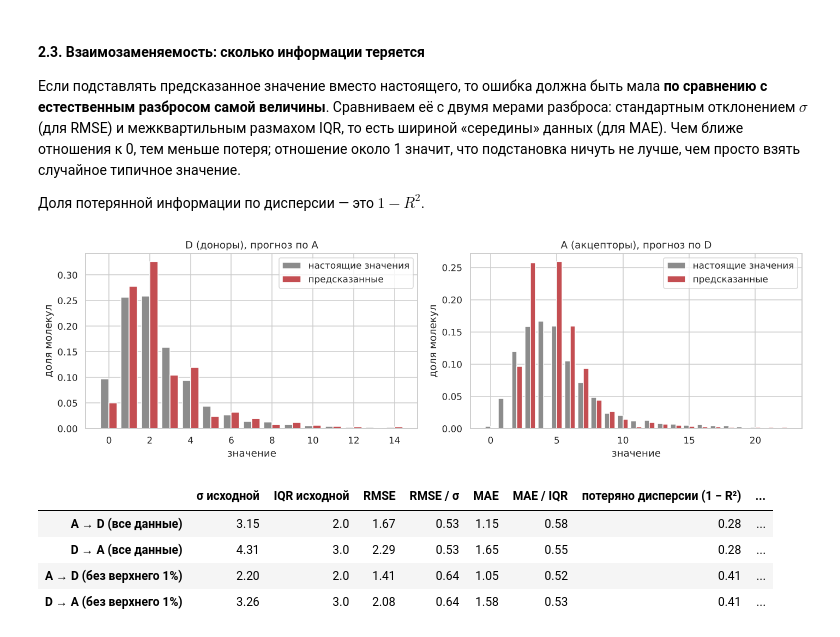
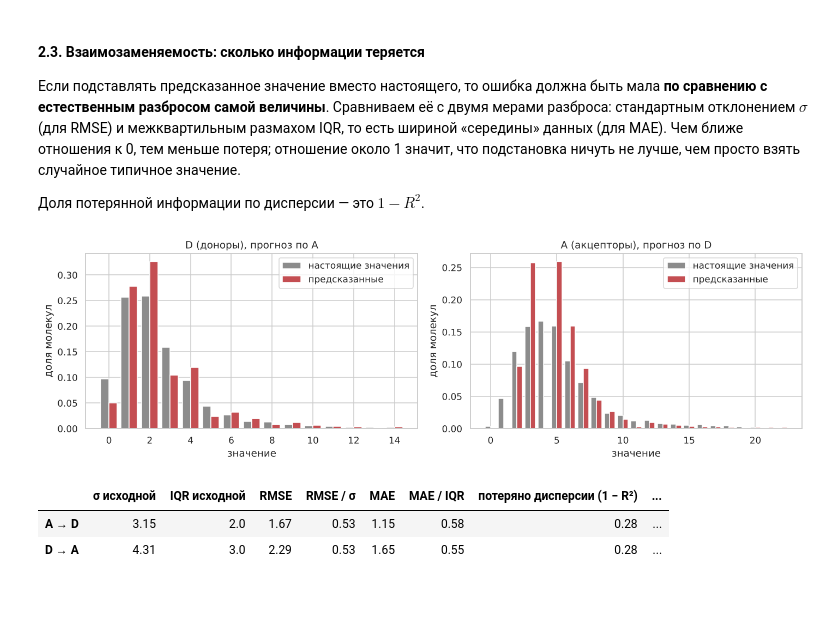
Before and after one commit to Cbl41K/StatsLab1, a Jupyter notebook: hbond_simple(1).ipynb, the cells around one changed output. Cells and saved outputs as stored; diff of their text form; code cells hidden in the pictures; blank space fills up the shorter version.

```diff
--- a/hbond_simple(1).ipynb
+++ b/hbond_simple(1).ipynb
@@ -637,34 +637,31 @@ reg_table
 # %%
 swap_rows = {}
 for label, rep in (("A → D (все данные)", rep_ad), ("D → A (все данные)", rep_da),
-                   ("A → D (без верхнего 1%)", rep_ad_core), ("D → A (без верхнего 1%)", rep_da_core)):
     swap_rows[label] = {
         "σ исходной": rep["σ исходной"], "IQR исходной": rep["IQR исходной"],
         "RMSE": rep["RMSE"], "RMSE / σ": rep["RMSE / σ"],
         "MAE": rep["MAE"], "MAE / IQR": rep["MAE / IQR"],
         "потеряно дисперсии (1 − R²)": 1 - rep["R²"],
         "прогноз в пределах ±1": rep["в пределах ±1"],
     }
 swap_table = pd.DataFrame(swap_rows).T.round(2)
 
 # исходное распределение и распределение «заменителя» (прогноз, округлённый до целого)
 fig, axes = plt.subplots(1, 2, figsize=(13, 4))
 for ax, y, pred, name, xmax in ((axes[0], d, pred_d, "D (доноры), прогноз по A", 14),
                                 (axes[1], a, pred_a, "A (акцепторы), прогноз по D", 22)):
     pr = np.clip(np.round(pred), 0, None).astype(int)
     ks = np.arange(xmax + 1)
     ax.bar(ks - 0.2, np.bincount(y, minlength=xmax + 1)[:xmax + 1] / N, width=0.4, color="C7", label="настоящие значения")
     ax.bar(ks + 0.2, np.bincount(pr, minlength=xmax + 1)[:xmax + 1] / N, width=0.4, color="C3", label="предсказанные")
     ax.set_xlabel("значение"); ax.set_ylabel("доля молекул"); ax.set_title(name); ax.legend()
 plt.tight_layout()
 swap_table
 # %% [output]
 [figure]
 |  | σ исходной | IQR исходной | RMSE | RMSE / σ | MAE | MAE / IQR | потеряно дисперсии (1 − R²) | ... |
-| A → D (все данные) | 3.15 | 2.0 | 1.67 | 0.53 | 1.15 | 0.58 | 0.28 | ... |
-| D → A (все данные) | 4.31 | 3.0 | 2.29 | 0.53 | 1.65 | 0.55 | 0.28 | ... |
-| A → D (без верхнего 1%) | 2.20 | 2.0 | 1.41 | 0.64 | 1.05 | 0.52 | 0.41 | ... |
-| D → A (без верхнего 1%) | 3.26 | 3.0 | 2.08 | 0.64 | 1.58 | 0.53 | 0.41 | ... |
+| A → D | 3.15 | 2.0 | 1.67 | 0.53 | 1.15 | 0.58 | 0.28 | ... |
+| D → A | 4.31 | 3.0 | 2.29 | 0.53 | 1.65 | 0.55 | 0.28 | ... |
 # %% [markdown]
 **Вывод по гипотезе 2:**
 
```
Also changed, not shown: parts of 2 cells of this notebook.
